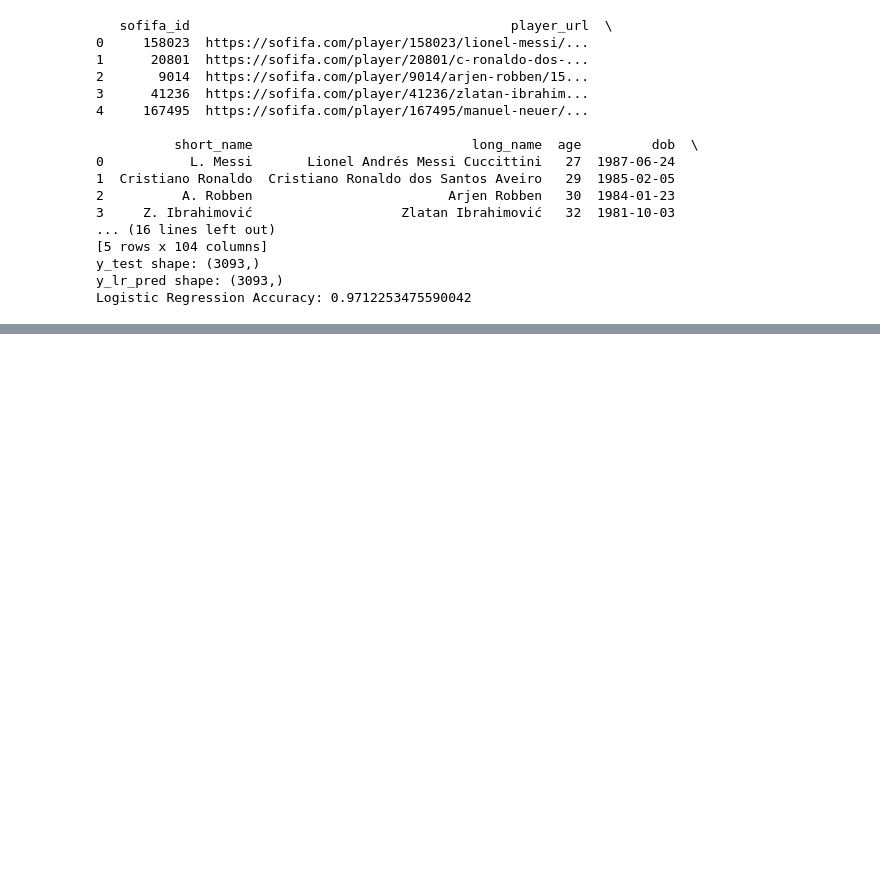
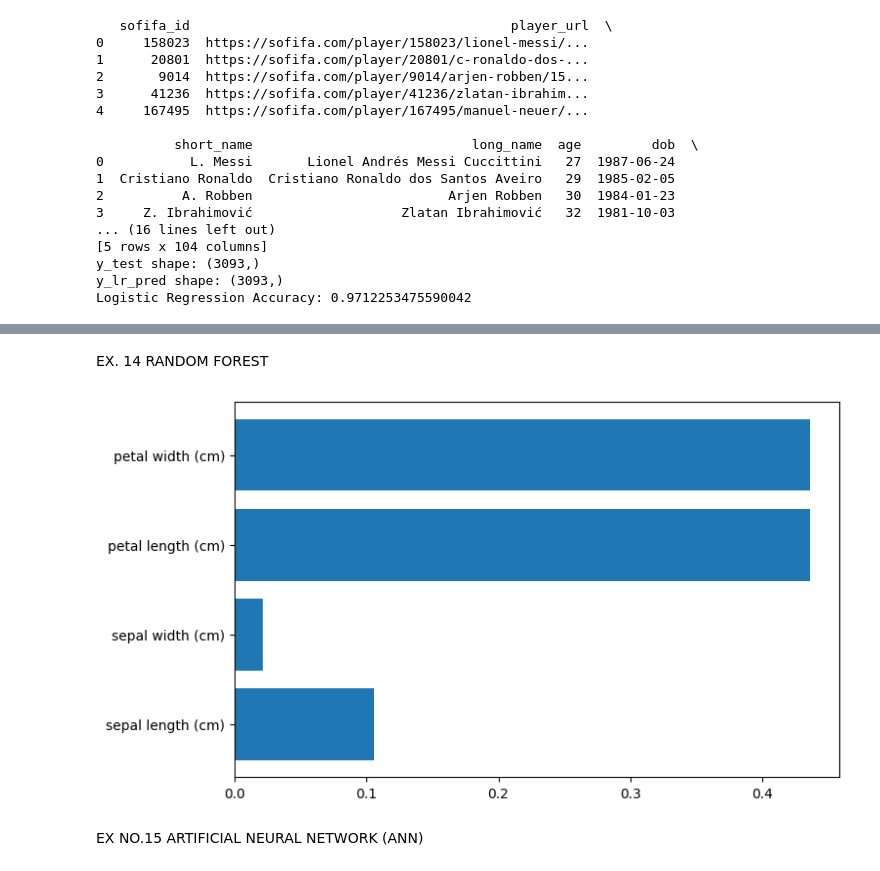
Before and after one commit to rr4333-create/MLDA-SUBMISSION-, a Jupyter notebook: MLDA_OBSERVATION_PROGRAMS.ipynb, the cells around one changed output, grey strips where cells are left out. Cells and saved outputs as stored; diff of their text form; code cells hidden in the pictures; blank space fills up the shorter version.

```diff
--- a/MLDA_OBSERVATION_PROGRAMS.ipynb
+++ b/MLDA_OBSERVATION_PROGRAMS.ipynb
@@ -367,0 +599,23 @@ Logistic Regression Accuracy: 0.9712253475590042
+# %% [markdown]
+EX. 14 RANDOM FOREST
+# %%
+import pandas as pd
+import matplotlib.pyplot as plt
+from sklearn.datasets import load_iris
+from sklearn.ensemble import RandomForestClassifier
+iris = load_iris()
+x, y = iris.data, iris.target
+
+model = RandomForestClassifier(n_estimators=100, random_state=42)
+model.fit(x, y)
+
+feature_importance = model.feature_importances_
+feature_names = iris.feature_names
+
+plt.figure(figsize=(8, 5))
+plt.barh(feature_names, feature_importance)
+plt.show()
+# %% [output]
+[figure, added]
+# %% [markdown]
+EX NO.15 ARTIFICIAL NEURAL NETWORK (ANN)
```
Also changed, not shown: parts of 15 cells of this notebook.
